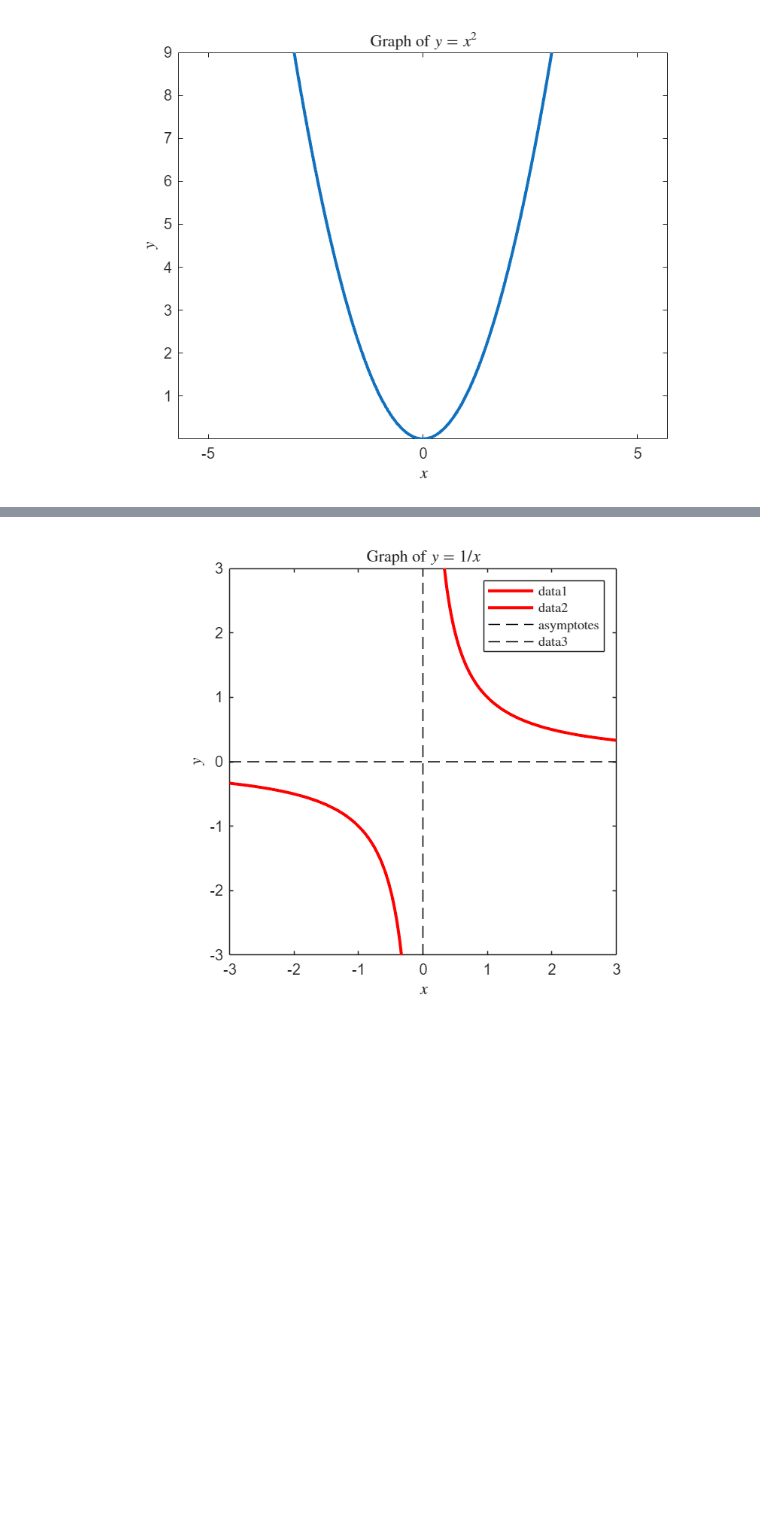
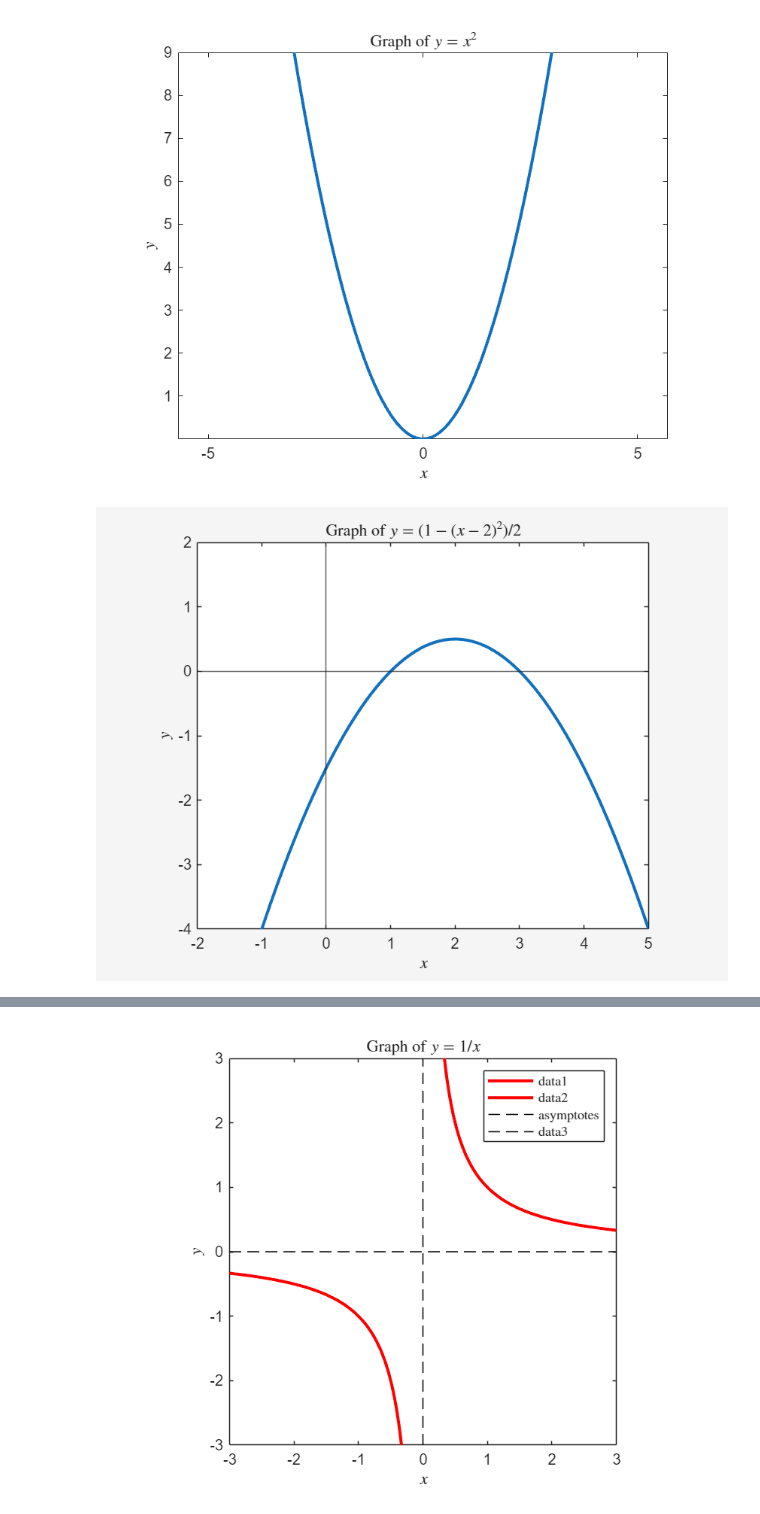
Before and after one commit to joelmiller/Laplace, a Jupyter notebook: docs/_sources/prereqs/SelfDiagnostic.ipynb, the cells around one changed output, grey strips where cells are left out. Drawn from its saved outputs; the diff is of its cells as text; code cells hidden in the pictures; blank space fills up the shorter version.

```diff
--- a/docs/_sources/prereqs/SelfDiagnostic.ipynb
+++ b/docs/_sources/prereqs/SelfDiagnostic.ipynb
@@ -1511,3 +1681,24 @@ axis equal
 saveas(gcf,'B1_parabola.png')
 # %% [output]
 [figure]
+# %%
+%code for generating parabola y=(1-(x-2)^2)/2
+%
+%currently figure B.2
+%
+x = linspace(-2,5,100);
+figure(1)
+plot(x, (1-(x-2).^2)/2, 'LineWidth',2)
+
+xlabel('$x$', 'Interpreter', 'latex')
+ylabel('$y$', 'Interpreter', 'latex')
+title('Graph of $y = (1-(x-2)^2)/2$', 'Interpreter', 'latex')
+axis equal
+xlim([-2,5]);
+ylim([-4,2]);
+xline(0)
+yline(0)
+
+saveas(gcf,'B2_parabola.png')
+# %% [output]
+[figure, added]
```
Also changed, not shown: parts of 5 cells of this notebook, 14 other files.
